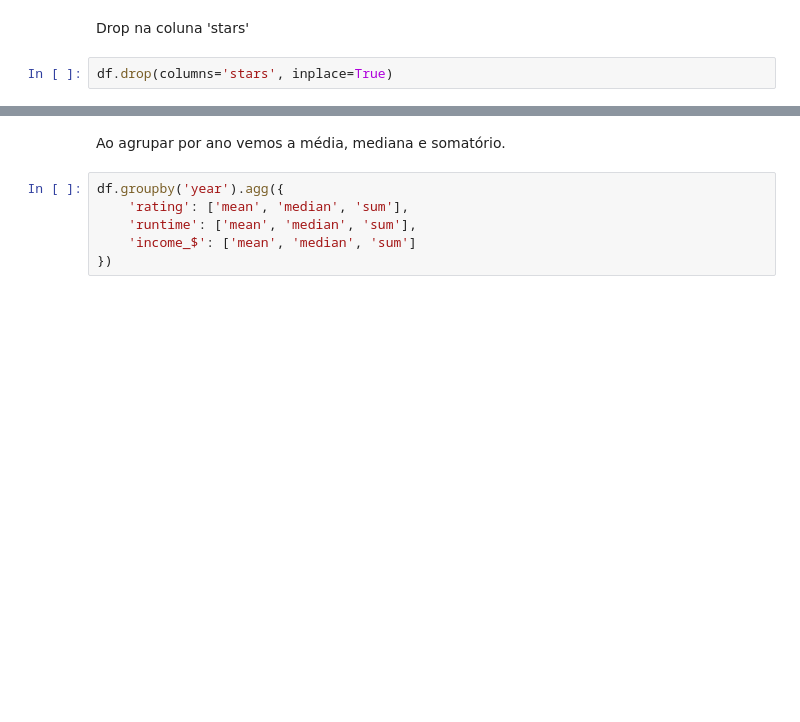
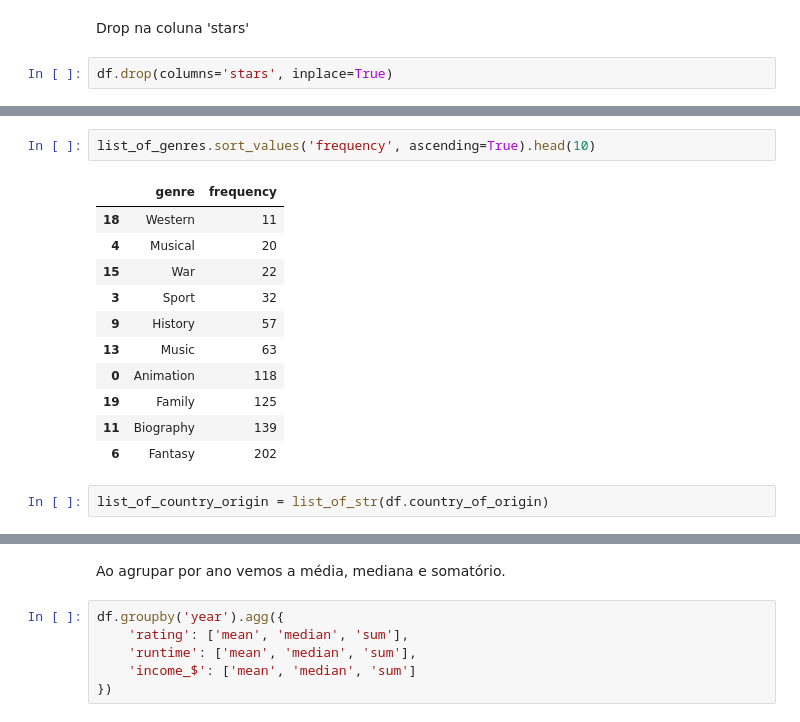
Before and after one commit to MatBrands/ADA-Exploratory_Data_Analysis, a Jupyter notebook: notebooks/edas/matheus.ipynb, the cells around one changed output, grey strips where cells are left out. Drawn from its saved outputs; the diff is of its cells as text; blank space fills up the shorter version.

```diff
--- a/notebooks/edas/matheus.ipynb
+++ b/notebooks/edas/matheus.ipynb
@@ -95,0 +136,16 @@ df.drop(columns='stars', inplace=True)
+# %%
+list_of_genres.sort_values('frequency', ascending=True).head(10)
+# %% [output]
+|  | genre | frequency |
+| 18 | Western | 11 |
+| 4 | Musical | 20 |
+| 15 | War | 22 |
+| 3 | Sport | 32 |
+| 9 | History | 57 |
+| 13 | Music | 63 |
+| 0 | Animation | 118 |
+| 19 | Family | 125 |
+| 11 | Biography | 139 |
+| 6 | Fantasy | 202 |
+# %%
+list_of_country_origin = list_of_str(df.country_of_origin)
```
Also changed, not shown: parts of 12 cells of this notebook.
